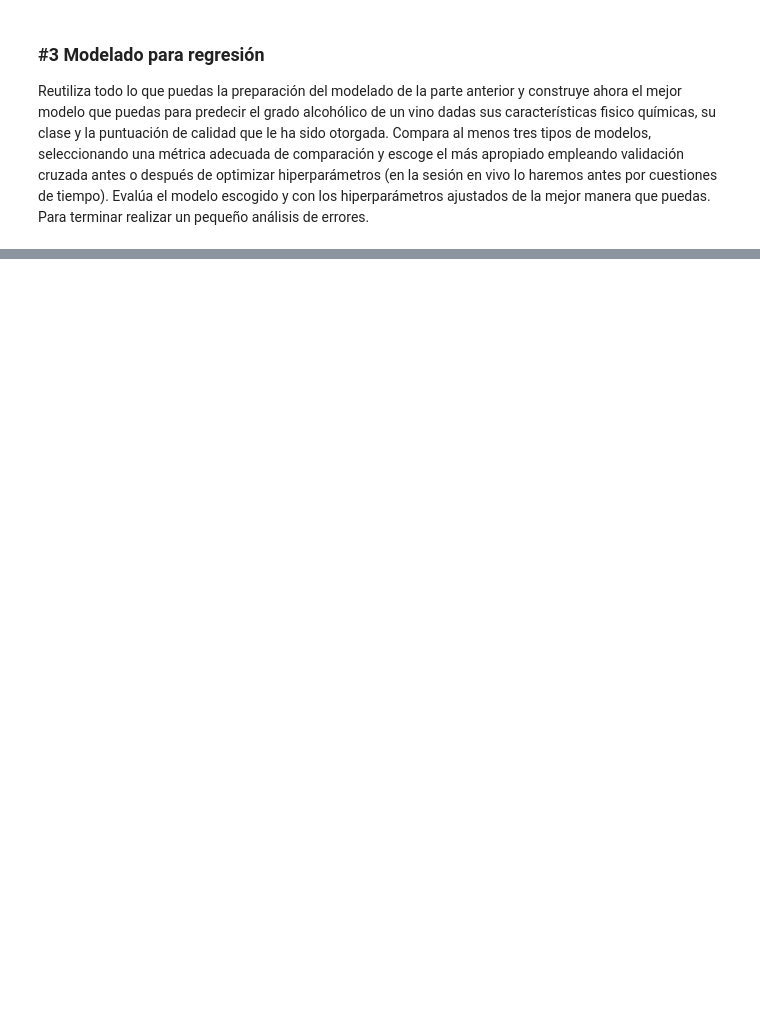
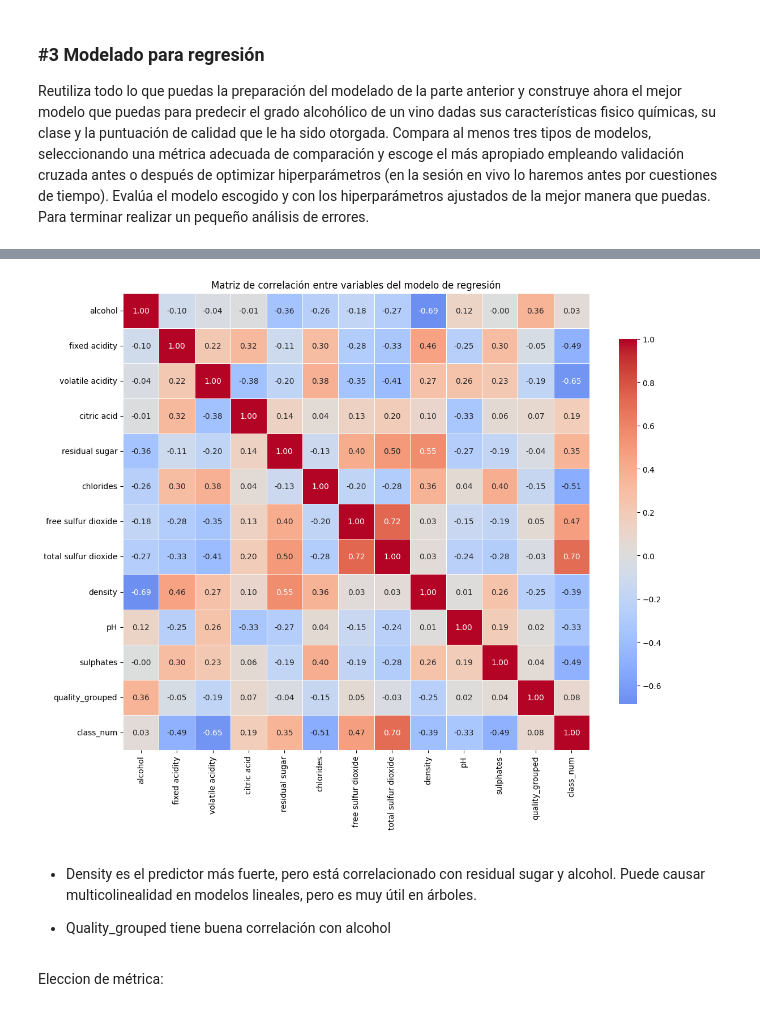
Before and after one commit to Cesar-CSP/DS_ONLINE_CESAR, a Jupyter notebook: 04_Machine_Learning/Sprint_12/Unidad_02_ML_Supervisado_Repaso/03_Practica_Obligatoria/18_Practica_Obligatoria_Repaso_Supervisado.ipynb, the cells around one changed output, grey strips where cells are left out. Drawn from its saved outputs; the diff is of its cells as text; code cells hidden in the pictures; blank space fills up the shorter version.

```diff
--- a/04_Machine_Learning/Sprint_12/Unidad_02_ML_Supervisado_Repaso/03_Practica_Obligatoria/18_Practica_Obligatoria_Repaso_Supervisado.ipynb
+++ b/04_Machine_Learning/Sprint_12/Unidad_02_ML_Supervisado_Repaso/03_Practica_Obligatoria/18_Practica_Obligatoria_Repaso_Supervisado.ipynb
@@ -785,0 +904,29 @@ Reutiliza todo lo que puedas la preparación del modelado de la parte anterior y
+# %%
+# Seleccionar únicamente las variables relevantes para regresión
+vars_corr = [target_reg] + features_reg
+
+plt.figure(figsize=(12, 10))
+
+corr_matrix = df_reg[vars_corr].corr(numeric_only=True)
+
+sns.heatmap(
+    corr_matrix,
+    annot=True,
+    fmt=".2f",
+    cmap="coolwarm",
+    center=0,
+    linewidths=0.5,
+    cbar_kws={"shrink": 0.8}
+)
+
+plt.title("Matriz de correlación entre variables del modelo de regresión")
+plt.tight_layout()
+plt.show()
+# %% [output]
+[figure, added]
+# %% [markdown]
+- Density es el predictor más fuerte, pero está correlacionado con residual sugar y alcohol. Puede causar multicolinealidad en modelos lineales, pero es muy útil en árboles.
+
+- Quality_grouped tiene buena correlación con alcohol
+# %% [markdown]
+Eleccion de métrica:
```
Also changed, not shown: parts of 54 cells of this notebook.
